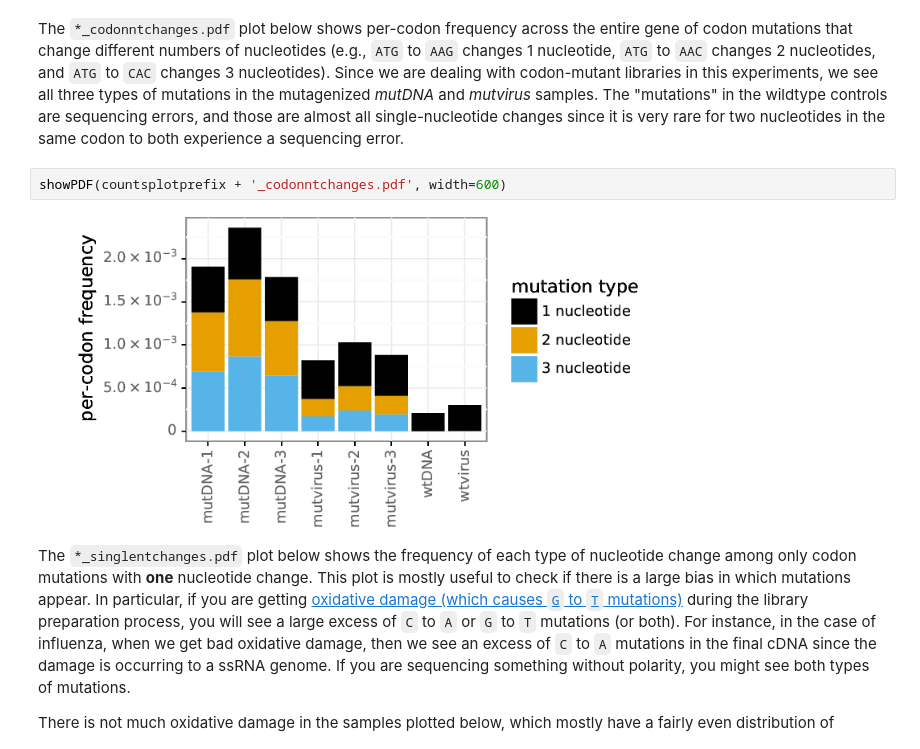
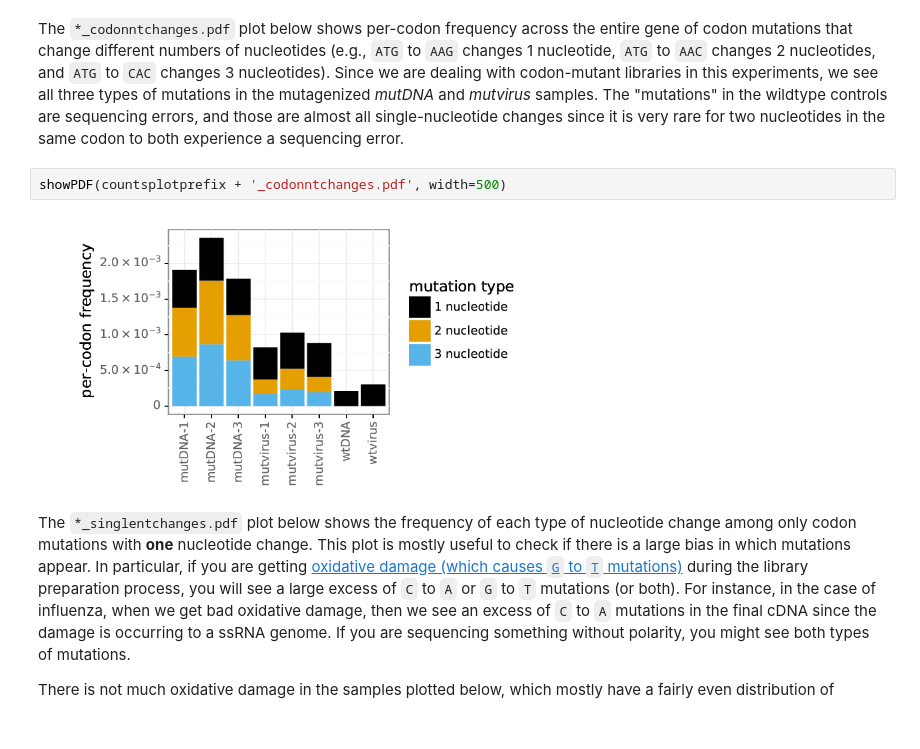
Before and after one commit to jbloomlab/dms_tools2, a Jupyter notebook: examples/Doud2016/analysis_notebook.ipynb, the cells around one changed output. Saved outputs shown, nothing was run; the diff lists cells and outputs as text.

```diff
--- a/examples/Doud2016/analysis_notebook.ipynb
+++ b/examples/Doud2016/analysis_notebook.ipynb
@@ -272,9 +282,9 @@ The `*_codonntchanges.pdf` plot below shows per-codon frequency across the entir
 Since we are dealing with codon-mutant libraries in this experiments, we see all three types of mutations in the mutagenized *mutDNA* and *mutvirus* samples.
 The "mutations" in the wildtype controls are sequencing errors, and those are almost all single-nucleotide changes since it is very rare for two nucleotides in the same codon to both experience a sequencing error.
 # %%
-showPDF(countsplotprefix + '_codonntchanges.pdf', width=600)
+showPDF(countsplotprefix + '_codonntchanges.pdf', width=500)
 # %% [output]
-[figure, old version]
+[figure, new version]
 # %% [markdown]
 The `*_singlentchanges.pdf` plot below shows the frequency of each type of nucleotide change among only codon mutations with **one** nucleotide change.
 This plot is mostly useful to check if there is a large bias in which mutations appear.
```
Also changed, not shown: parts of 15 cells of this notebook.
